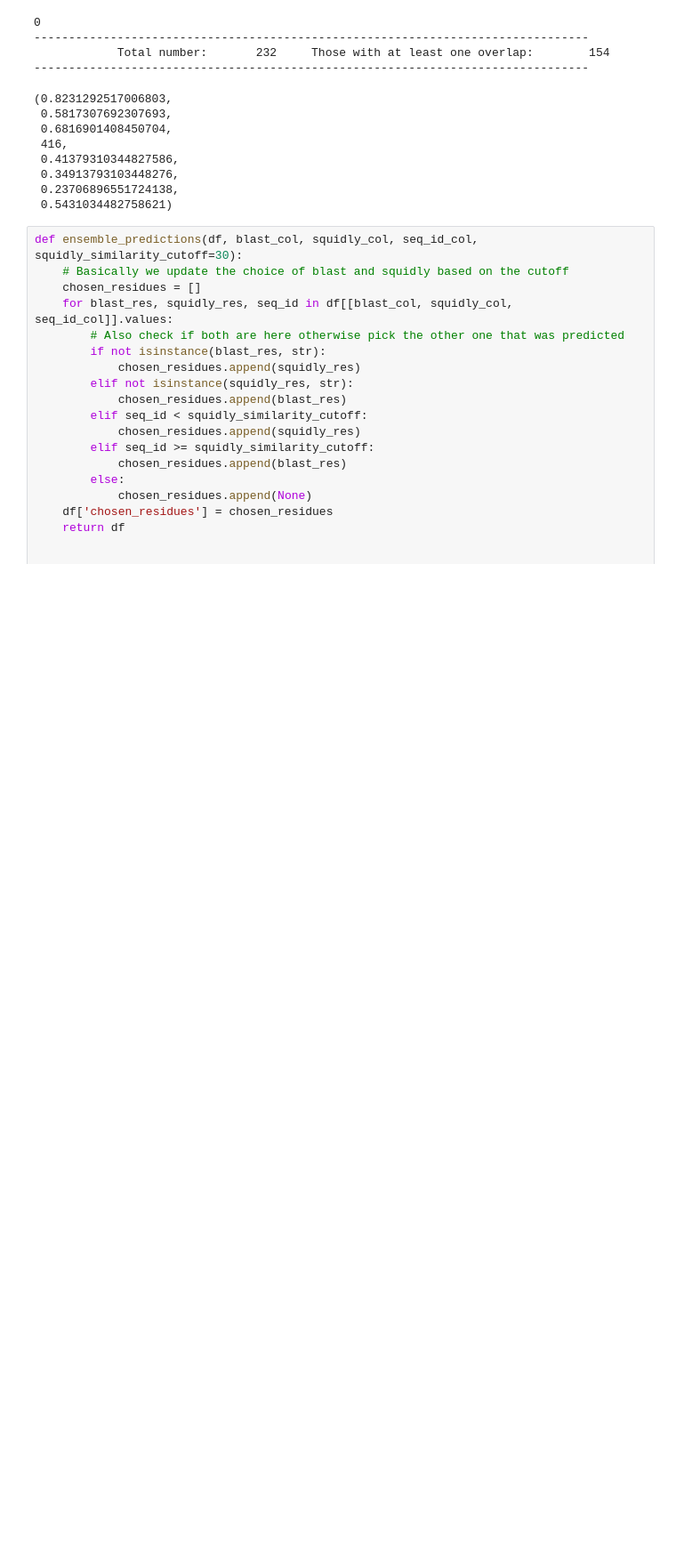
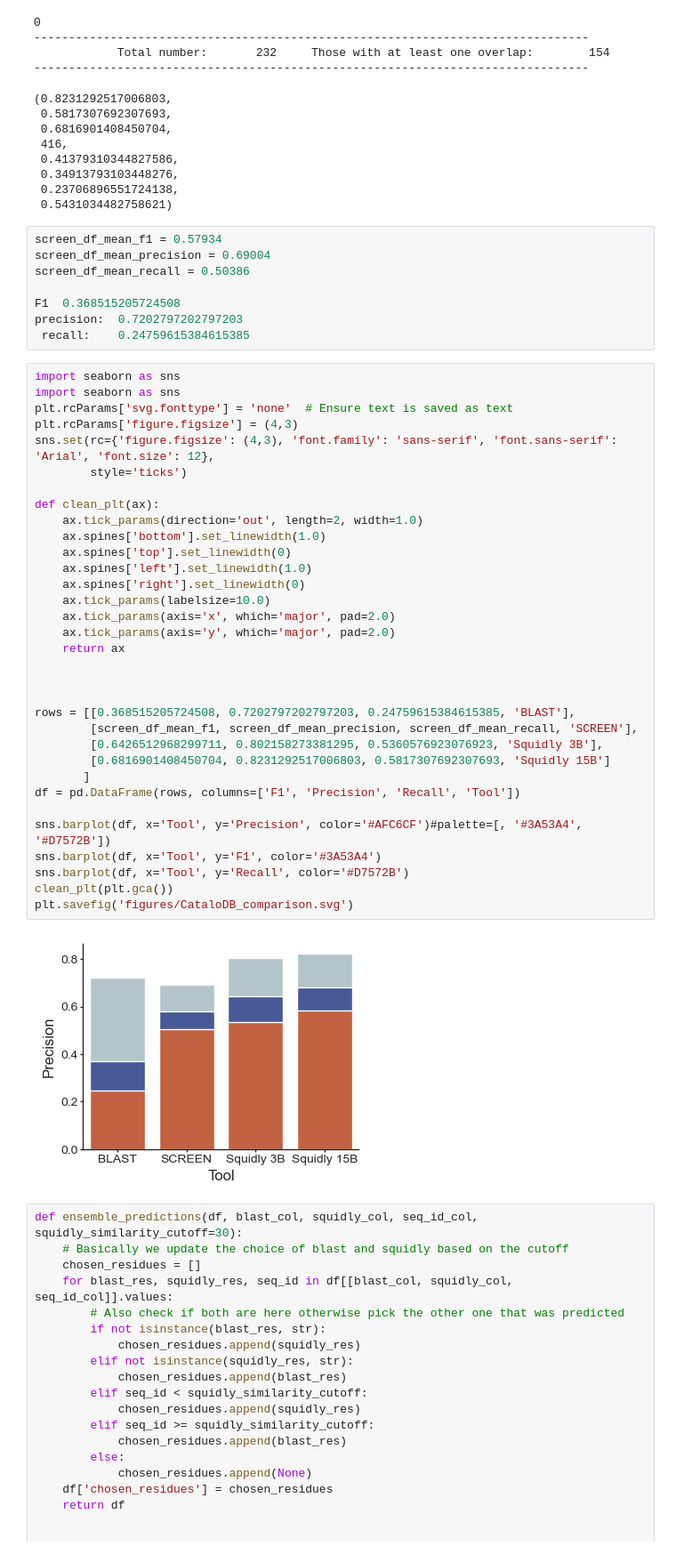
Before and after one commit to WRiegs/Squidly, a Jupyter notebook: manuscript/Benchmark-CataloDB-Ensemble.ipynb, the cells around one changed output. Shown: that part at 89% size. Saved outputs shown, nothing was run; the diff lists cells and outputs as text; blank space fills up the shorter version.

Commit message:
Updated moels and manuscript data

```diff
--- a/manuscript/Benchmark-CataloDB-Ensemble.ipynb
+++ b/manuscript/Benchmark-CataloDB-Ensemble.ipynb
@@ -615,6 +621,49 @@ precision, recall, f1, support, agree, disagree, no_pred, mean_agreement
  0.34913793103448276,
  0.23706896551724138,
  0.5431034482758621)
+# %%
+screen_df_mean_f1 = 0.57934
+screen_df_mean_precision = 0.69004
+screen_df_mean_recall = 0.50386
+
+F1	0.368515205724508
+precision:	0.7202797202797203
+ recall:	0.24759615384615385
+# %%
+import seaborn as sns
+import seaborn as sns
+plt.rcParams['svg.fonttype'] = 'none'  # Ensure text is saved as text
+plt.rcParams['figure.figsize'] = (4,3)
+sns.set(rc={'figure.figsize': (4,3), 'font.family': 'sans-serif', 'font.sans-serif': 'Arial', 'font.size': 12},
+        style='ticks')
+
+def clean_plt(ax):
+    ax.tick_params(direction='out', length=2, width=1.0)
+    ax.spines['bottom'].set_linewidth(1.0)
+    ax.spines['top'].set_linewidth(0)
+    ax.spines['left'].set_linewidth(1.0)
+    ax.spines['right'].set_linewidth(0)
+    ax.tick_params(labelsize=10.0)
+    ax.tick_params(axis='x', which='major', pad=2.0)
+    ax.tick_params(axis='y', which='major', pad=2.0)
+    return ax
+
+
+
+rows = [[0.368515205724508, 0.7202797202797203, 0.24759615384615385, 'BLAST'],
+        [screen_df_mean_f1, screen_df_mean_precision, screen_df_mean_recall, 'SCREEN'],
+        [0.6426512968299711, 0.802158273381295, 0.5360576923076923, 'Squidly 3B'],
+        [0.6816901408450704, 0.8231292517006803, 0.5817307692307693, 'Squidly 15B']
+       ]
+df = pd.DataFrame(rows, columns=['F1', 'Precision', 'Recall', 'Tool'])
+
+sns.barplot(df, x='Tool', y='Precision', color='#AFC6CF')#palette=[, '#3A53A4', '#D7572B'])
+sns.barplot(df, x='Tool', y='F1', color='#3A53A4')
+sns.barplot(df, x='Tool', y='Recall', color='#D7572B')
+clean_plt(plt.gca())
+plt.savefig('figures/CataloDB_comparison.svg')
+# %% [output]
+[figure, added]
 # %%
 def ensemble_predictions(df, blast_col, squidly_col, seq_id_col, squidly_similarity_cutoff=30):
     # Basically we update the choice of blast and squidly based on the cutoff
```
Also changed, not shown: parts of 10 cells of this notebook, 4 other files.
